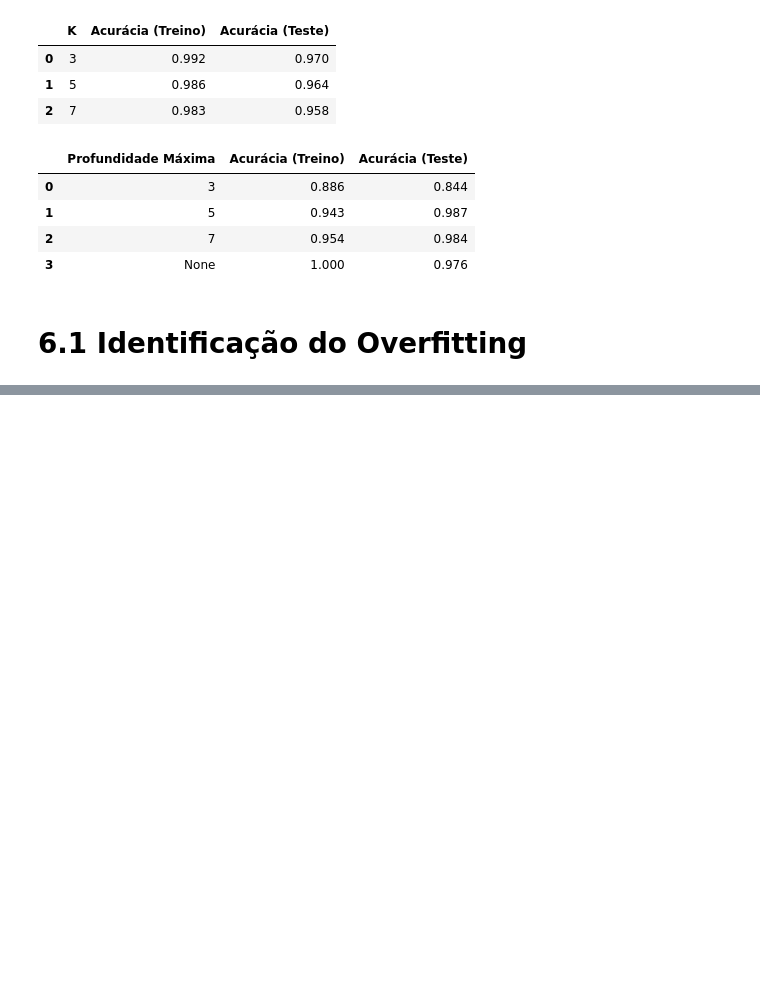
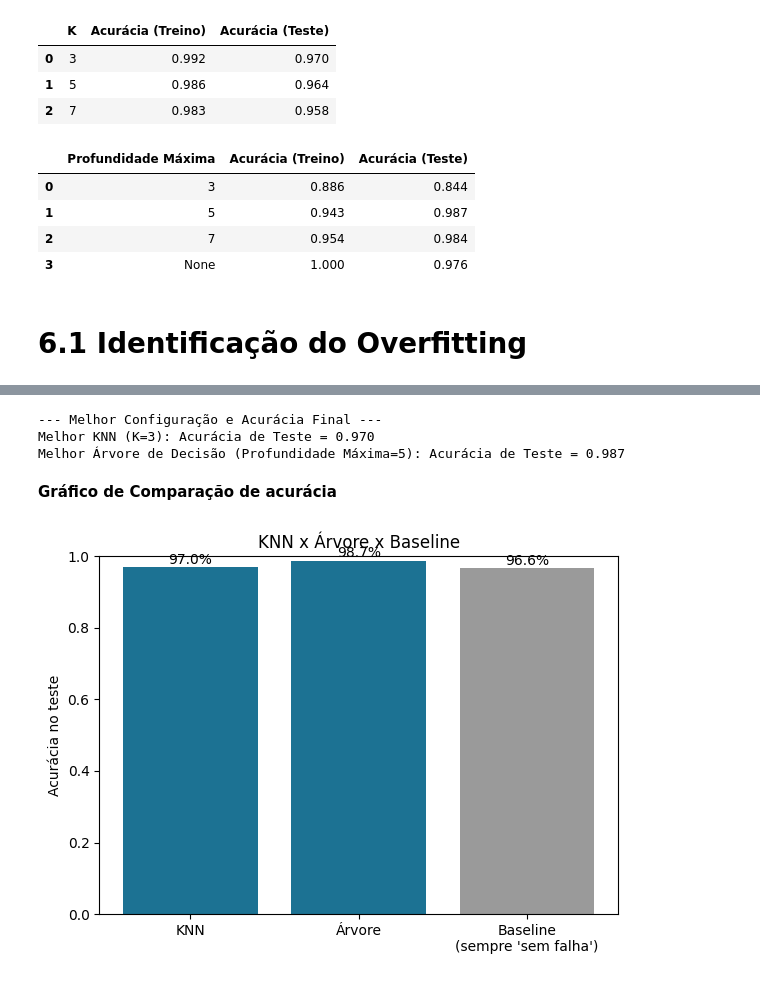
Before and after one commit to nemseibr/SCTEC2026.GEARGUARD, a Jupyter notebook: PROJETO_AVALIATIVO_MÓDULO_1.ipynb, the cells around one changed output, grey strips where cells are left out. Cells and saved outputs as stored; diff of their text form; code cells hidden in the pictures; blank space fills up the shorter version.

Commit message:
Avaliação da Acurácia e Veredito Final

```diff
--- a/PROJETO_AVALIATIVO_MÓDULO_1.ipynb
+++ b/PROJETO_AVALIATIVO_MÓDULO_1.ipynb
@@ -938,0 +944,11 @@ O modelo KNN apresentou maior estabilidade na acurácia de teste com uma variaç
+# %%
+melhor_knn = resultados_knn.loc[resultados_knn['Acurácia (Teste)'].idxmax()]
+melhor_arvore = resultados_arvore.loc[resultados_arvore['Acurácia (Teste)'].idxmax()]
+
+print("\n--- Melhor Configuração e Acurácia Final ---")
+print(f"Melhor KNN (K={int(melhor_knn['K'])}): Acurácia de Teste = {melhor_knn['Acurácia (Teste)']:.3f}")
+print(f"Melhor Árvore de Decisão (Profundidade Máxima={melhor_arvore['Profundidade Máxima']}): Acurácia de Teste = {melhor_arvore['Acurácia (Teste)']:.3f}")
+# %% [output]
+--- Melhor Configuração e Acurácia Final ---
+Melhor KNN (K=3): Acurácia de Teste = 0.970
+Melhor Árvore de Decisão (Profundidade Máxima=5): Acurácia de Teste = 0.987
@@ -938,0 +959,18 @@ O modelo KNN apresentou maior estabilidade na acurácia de teste com uma variaç
+# %% [markdown]
+**Gráfico de Comparação de acurácia**
+# %%
+plt.figure(figsize=(6, 4.5))
+nomes = ["KNN", "Árvore", "Baseline\n(sempre 'sem falha')"]
+valores = [acc_knn, acc_arvore, baseline]
+cores = ["#1C7293", "#1C7293", "#9A9A9A"]
+
+plt.bar(nomes, valores, color=cores)
+for i, v in enumerate(valores):
+    plt.text(i, v + 0.01, f"{v:.1%}", ha="center")
+plt.ylim(0, 1)
+plt.ylabel("Acurácia no teste")
+plt.title("KNN x Árvore x Baseline")
+plt.tight_layout()
+plt.show()
+# %% [output]
+[figure, added]
```
Also changed, not shown: parts of 8 cells of this notebook.
